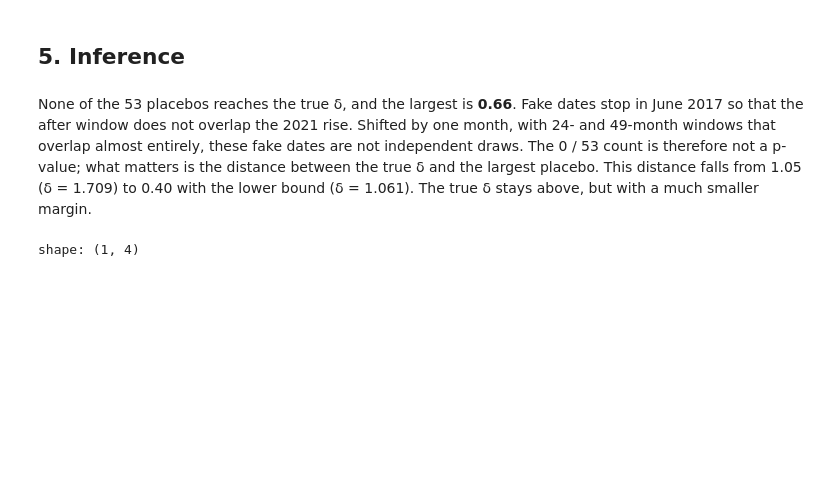
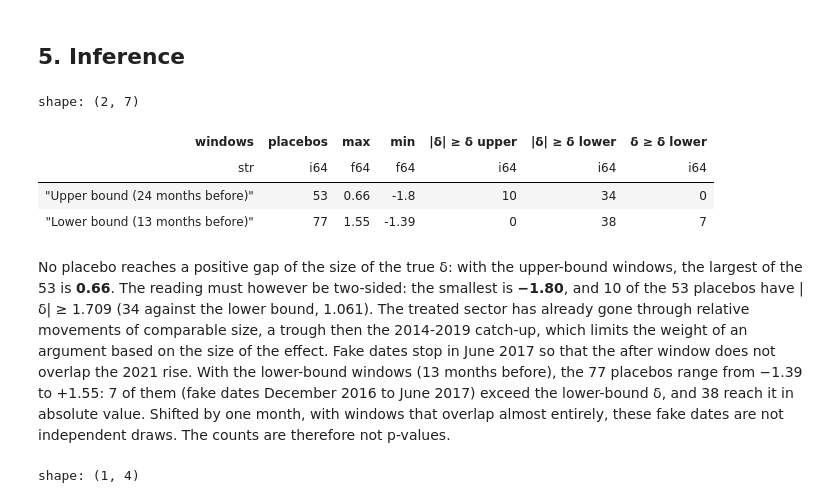
Before and after one commit to DeJongnick/causal_inference_project_ln, a Jupyter notebook: ntb/did.ipynb, the cells around one changed output. Saved outputs shown, nothing was run; the diff lists cells and outputs as text; code cells hidden in the pictures; blank space fills up the shorter version.

```diff
--- a/ntb/did.ipynb
+++ b/ntb/did.ipynb
@@ -98,10 +98,25 @@ The peak and the decline are measured against the plateau and should therefore b
 plot_placebos(did.time_placebos(MFG), did.did_2x2(MFG),
               title='True δ and placebo DiDs at fake dates',
               subtitle='Same 2×2 DiD (24 months before, 13 excluded, 49 after) on fake dates')
+# %%
+# In-time placebos with the windows of each bound: largest, smallest and count of |δ| ≥ δ of each bound
+deltas = did.readings(MFG)["delta"].to_list()
+pl.DataFrame([{"windows": name, "placebos": tp.height, "max": tp["delta"].max(), "min": tp["delta"].min(),
+               "|δ| ≥ δ upper": (tp["delta"].abs() >= deltas[0]).sum(), "|δ| ≥ δ lower": (tp["delta"].abs() >= deltas[1]).sum(),
+               "δ ≥ δ lower": (tp["delta"] >= deltas[1]).sum()}
+              for name, tp in [("Upper bound (24 months before)", did.time_placebos(MFG)),
+                               ("Lower bound (13 months before)", did.time_placebos(MFG, before=did.TRANSITION))]]
+             ).with_columns(pl.col("max", "min").round(2))
+# %% [output]
+shape: (2, 7)
+| windows | placebos | max | min | |δ| ≥ δ upper | |δ| ≥ δ lower | δ ≥ δ lower |
+| str | i64 | f64 | f64 | i64 | i64 | i64 |
+| "Upper bound (24 months before)" | 53 | 0.66 | -1.8 | 10 | 34 | 0 |
+| "Lower bound (13 months before)" | 77 | 1.55 | -1.39 | 0 | 38 | 7 |
 # %% [markdown]
-None of the 53 placebos reaches the true δ, and the largest is **0.66**. Fake dates stop in June 2017 so that the after window does not overlap the 2021 rise.
-Shifted by one month, with 24- and 49-month windows that overlap almost entirely, these fake dates are not independent draws. The 0 / 53 count is therefore not a p-value; what matters is the distance between the true δ and the largest placebo.
-This distance falls from 1.05 (δ = 1.709) to 0.40 with the lower bound (δ = 1.061). The true δ stays above, but with a much smaller margin.
+No placebo reaches a positive gap of the size of the true δ: with the upper-bound windows, the largest of the 53 is **0.66**. The reading must however be two-sided: the smallest is **−1.80**, and 10 of the 53 placebos have |δ| ≥ 1.709 (34 against the lower bound, 1.061). The treated sector has already gone through relative movements of comparable size, a trough then the 2014-2019 catch-up, which limits the weight of an argument based on the size of the effect. Fake dates stop in June 2017 so that the after window does not overlap the 2021 rise.
+With the lower-bound windows (13 months before), the 77 placebos range from −1.39 to +1.55: 7 of them (fake dates December 2016 to June 2017) exceed the lower-bound δ, and 38 reach it in absolute value.
+Shifted by one month, with windows that overlap almost entirely, these fake dates are not independent draws. The counts are therefore not p-values.
 # %%
 did.permutation(MFG).with_columns(pl.all().round(3))
 # %% [output]
```
Also changed, not shown: parts of 1 cell of this notebook, 5 other files.
